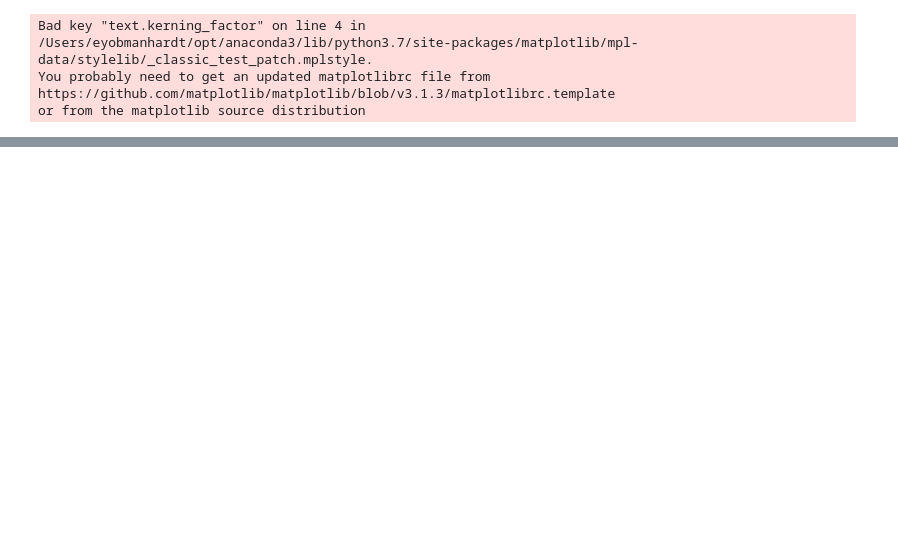
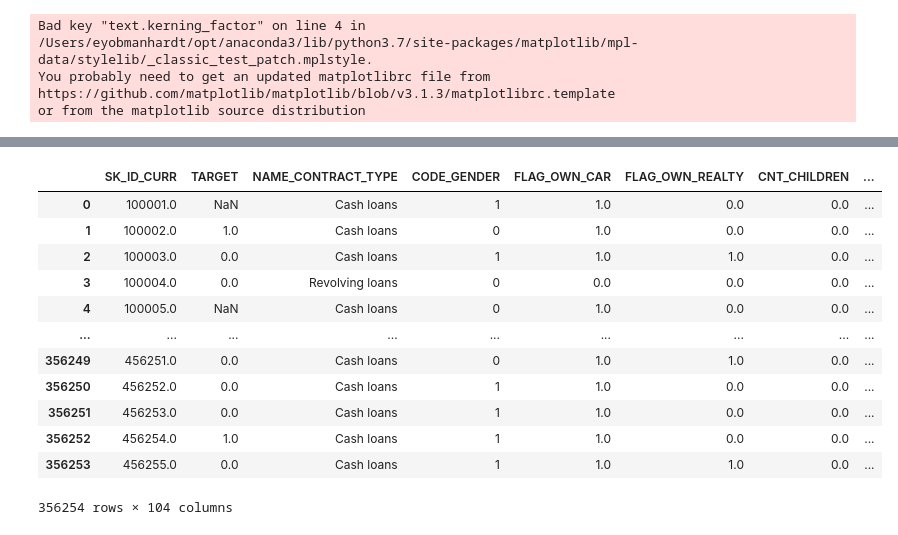
Before and after one commit to DSEI21000-S21/project-home-credit, a Jupyter notebook: experiments/eyob/model_2.ipynb, the cells around one changed output, grey strips where cells are left out. Saved outputs shown, nothing was run; the diff lists cells and outputs as text; code cells hidden in the pictures; blank space fills up the shorter version.

Commit message:
fixed extra id error

```diff
--- a/experiments/eyob/model_2.ipynb
+++ b/experiments/eyob/model_2.ipynb
@@ -261,0 +447,14 @@ column_transformer = ColumnTransformer(transformers=[
+# %%
+cc = get_clean_credit(data['credit_card_balance'])
+cc_agg = cc.groupby('SK_ID_CURR').agg(['min', 'max', 'mean','var'])
+cc_agg.columns = pd.Index(list(map(lambda x: 'CC' + '_' + x[0] + '_' + x[1], list(cc_agg.columns))))
+
+train_test = clean_application(data)
+train_test.set_index('SK_ID_CURR', inplace=True, drop=False)
+
+bb = extract_features_from_bureau(data['bureau'], data['bureau_balance'])
+ip = extract_features_from_installments_payments(data['installments_payments'])
+
+df = pd.concat([train_test, bb, ip, cc_agg], axis=1)
+df = df.reset_index(drop=True)
+df['SK_ID_CURR'] = df['SK_ID_CURR'].astype('Int64')
@@ -261,0 +469,2 @@ column_transformer = ColumnTransformer(transformers=[
+# %%
+df = pd.concat([train_test, bb, ip, cc_agg], axis=1)
@@ -261,0 +486,16 @@ column_transformer = ColumnTransformer(transformers=[
+# %%
+df = df.reset_index(drop=True)
+# %% [output]
+|  | SK_ID_CURR | TARGET | NAME_CONTRACT_TYPE | CODE_GENDER | FLAG_OWN_CAR | FLAG_OWN_REALTY | CNT_CHILDREN | ... |
+| 0 | 100001.0 | NaN | Cash loans | 1 | 1.0 | 0.0 | 0.0 | ... |
+| 1 | 100002.0 | 1.0 | Cash loans | 0 | 1.0 | 0.0 | 0.0 | ... |
+| 2 | 100003.0 | 0.0 | Cash loans | 1 | 1.0 | 1.0 | 0.0 | ... |
+| 3 | 100004.0 | 0.0 | Revolving loans | 0 | 0.0 | 0.0 | 0.0 | ... |
+| 4 | 100005.0 | NaN | Cash loans | 0 | 1.0 | 0.0 | 0.0 | ... |
+| ... | ... | ... | ... | ... | ... | ... | ... | ... |
+| 356249 | 456251.0 | 0.0 | Cash loans | 0 | 1.0 | 1.0 | 0.0 | ... |
+| 356250 | 456252.0 | 0.0 | Cash loans | 1 | 1.0 | 0.0 | 0.0 | ... |
+| 356251 | 456253.0 | 0.0 | Cash loans | 1 | 1.0 | 0.0 | 0.0 | ... |
+| 356252 | 456254.0 | 1.0 | Cash loans | 1 | 1.0 | 0.0 | 0.0 | ... |
+| 356253 | 456255.0 | 0.0 | Cash loans | 1 | 1.0 | 1.0 | 0.0 | ... |
+356254 rows × 104 columns
```
Also changed, not shown: parts of 42 cells of this notebook.
